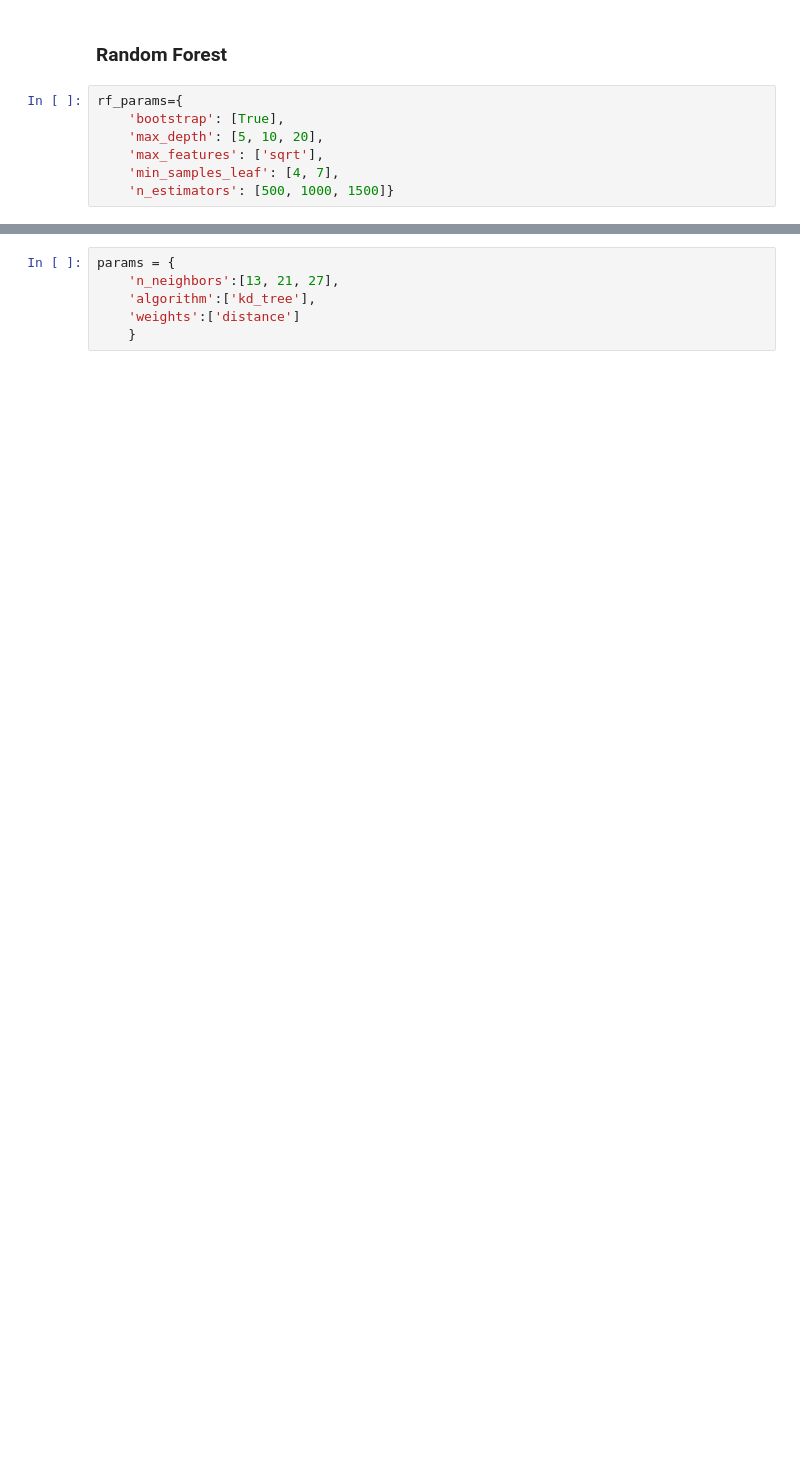
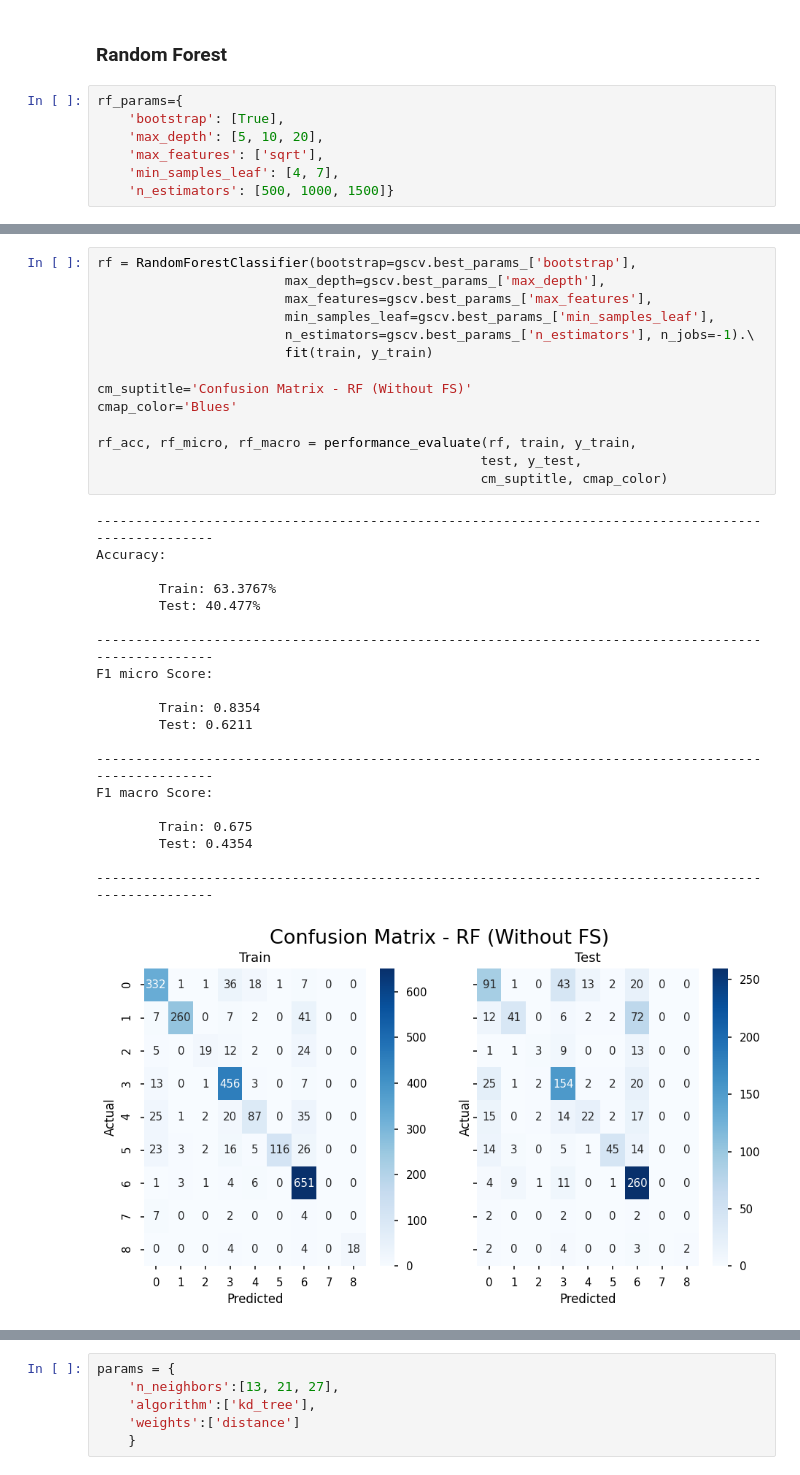
Before and after one commit to akshayonly/DL-Case-Study-Classifying-GM, a Jupyter notebook: Classifying_Genetic_Mutation_.ipynb, the cells around one changed output, grey strips where cells are left out. Drawn from its saved outputs; the diff is of its cells as text; blank space fills up the shorter version.

```diff
--- a/Classifying_Genetic_Mutation_.ipynb
+++ b/Classifying_Genetic_Mutation_.ipynb
@@ -491 +472,36 @@ Test F1 Score (Macro):  0.5143
+# %%
+rf = RandomForestClassifier(bootstrap=gscv.best_params_['bootstrap'],
+                        max_depth=gscv.best_params_['max_depth'],
+                        max_features=gscv.best_params_['max_features'],
+                        min_samples_leaf=gscv.best_params_['min_samples_leaf'],
+                        n_estimators=gscv.best_params_['n_estimators'], n_jobs=-1).\
+                        fit(train, y_train)
+
+cm_suptitle='Confusion Matrix - RF (Without FS)'
+cmap_color='Blues'
+
+rf_acc, rf_micro, rf_macro = performance_evaluate(rf, train, y_train,
+                                                 test, y_test,
+                                                 cm_suptitle, cmap_color)
+# %% [output]
+----------------------------------------------------------------------------------------------------
+Accuracy:
+
+        Train: 63.3767%
+        Test: 40.477%
+
+----------------------------------------------------------------------------------------------------
+F1 micro Score:
+
+        Train: 0.8354
+        Test: 0.6211
+
+----------------------------------------------------------------------------------------------------
+F1 macro Score:
+
+        Train: 0.675
+        Test: 0.4354
+
+----------------------------------------------------------------------------------------------------
+[figure, added]
 # %% [markdown]
```
Also changed, not shown: parts of 48 cells of this notebook.
